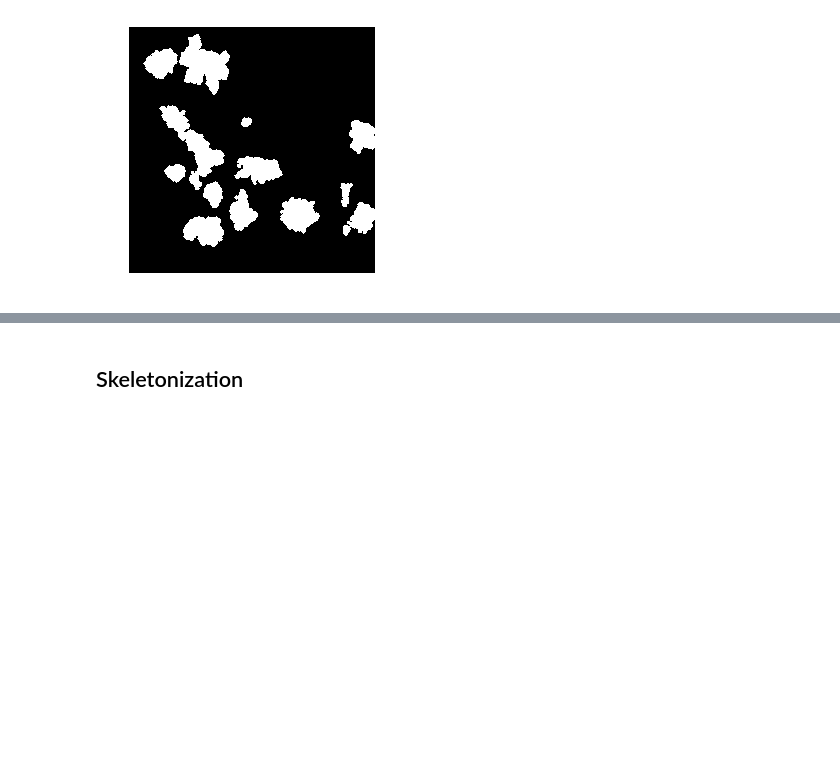
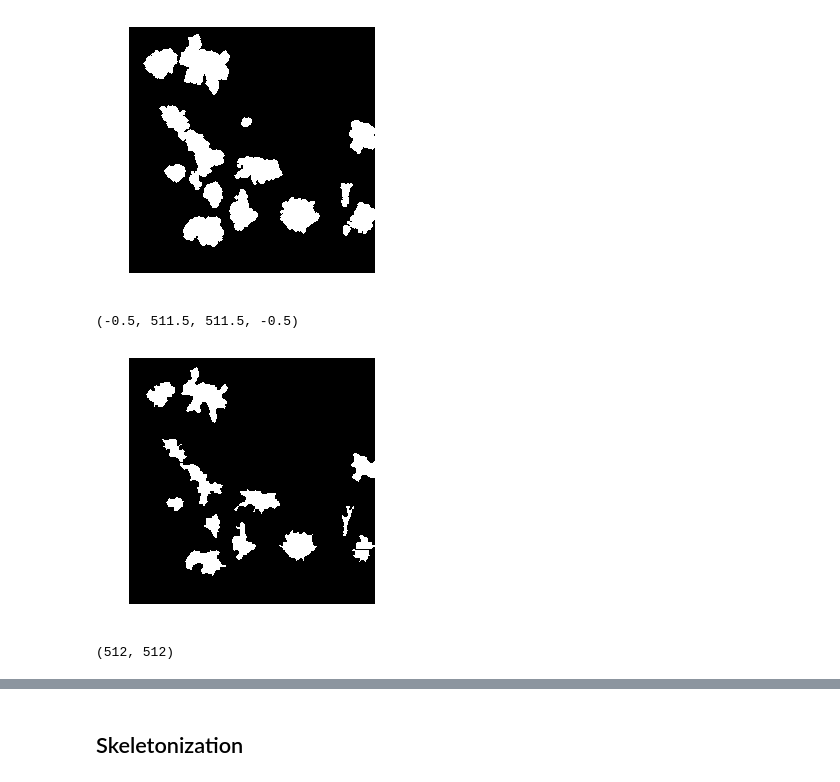
Before and after one commit to dash2927/diff_register, a Jupyter notebook: notebooks/cell_morphology_demo.ipynb, the cells around one changed output, grey strips where cells are left out. Drawn from its saved outputs; the diff is of its cells as text; code cells hidden in the pictures; blank space fills up the shorter version.

```diff
--- a/notebooks/cell_morphology_demo.ipynb
+++ b/notebooks/cell_morphology_demo.ipynb
@@ -137,3 +142,25 @@ plt.axis('off')
 # %% [output]
 (-0.5, 511.5, 511.5, -0.5)
 [figure]
+# %%
+# Implementation of watershed
+
+padw = 150
+cleanpad = pad(clean_im1, ((padw, padw),), mode='constant')
+distance = ndi.distance_transform_edt(cleanpad)
+local_maxi = peak_local_max(distance, indices=False, footprint=np.ones((90, 90)),
+                            labels=cleanpad)
+markers = ndi.label(local_maxi)[0]
+labels = watershed(-distance, markers, mask=cleanpad)
+labels = labels[padw:-padw, padw:-padw]
+
+label_edge = scharr(labels)
+label_edge = label_edge < 0.0000000000001
+split_cells = np.logical_and(label_edge, clean_im1)
+split_cells = remove_small_objects(split_cells, min_size=350)
+
+sio.imshow(split_cells)
+plt.axis('off')
+# %% [output]
+(-0.5, 511.5, 511.5, -0.5)
+[figure, added]
@@ -139,0 +170,4 @@ plt.axis('off')
+# %%
+test = cleanpad[70:-70, 70:-70]
+# %% [output]
+(512, 512)
```
Also changed, not shown: parts of 4 cells of this notebook, 1 other file.
